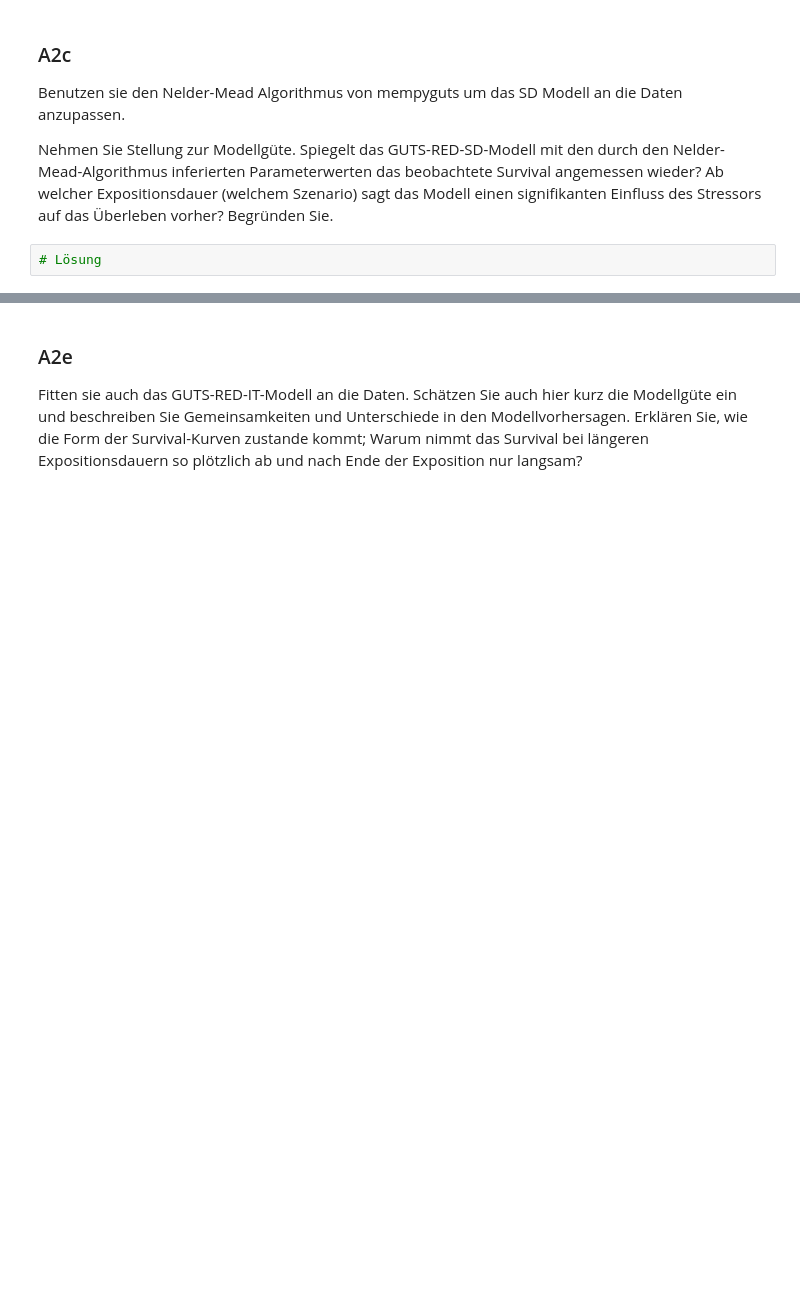
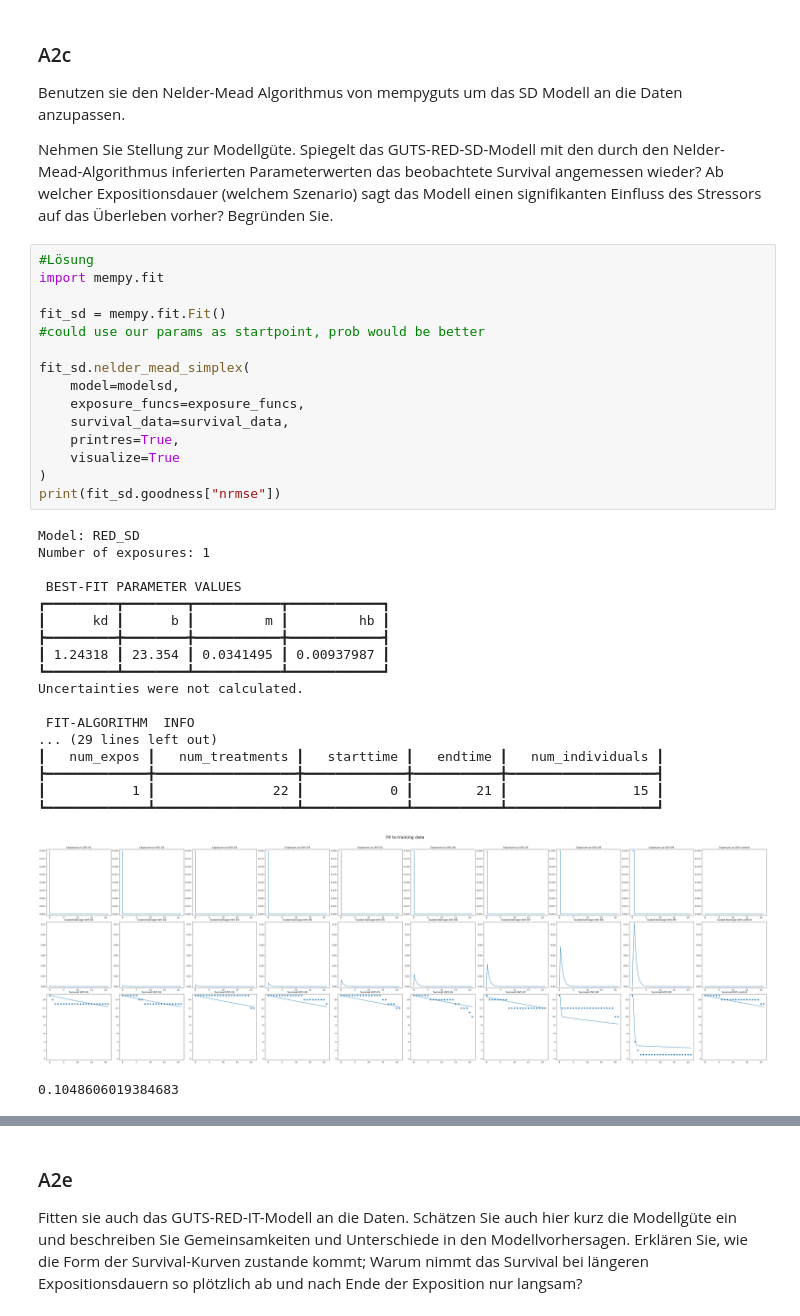
Before and after one commit to Quafax/Uni_Projects, a Jupyter notebook: src/Mechanistical_Effect_Modelling/homework_1/Übungsblatt1_MEM26.ipynb, the cells around one changed output, grey strips where cells are left out. Drawn from its saved outputs; the diff is of its cells as text; blank space fills up the shorter version.

```diff
--- a/src/Mechanistical_Effect_Modelling/homework_1/Übungsblatt1_MEM26.ipynb
+++ b/src/Mechanistical_Effect_Modelling/homework_1/Übungsblatt1_MEM26.ipynb
@@ -270,6 +286,39 @@ Benutzen sie den Nelder-Mead Algorithmus von mempyguts um das SD Modell an die D
 
 Nehmen Sie Stellung zur Modellgüte. Spiegelt das GUTS-RED-SD-Modell mit den durch den Nelder-Mead-Algorithmus inferierten Parameterwerten das beobachtete Survival angemessen wieder? Ab welcher Expositionsdauer (welchem Szenario) sagt das Modell einen signifikanten Einfluss des Stressors auf das Überleben vorher? Begründen Sie.
 # %%
-# Lösung
+#Lösung
+import mempy.fit
+
+fit_sd = mempy.fit.Fit()
+#could use our params as startpoint, prob would be better
+
+fit_sd.nelder_mead_simplex(
+    model=modelsd,
+    exposure_funcs=exposure_funcs,
+    survival_data=survival_data,
+    printres=True,
+    visualize=True
+)
+print(fit_sd.goodness["nrmse"])
+# %% [output]
+Model: RED_SD
+Number of exposures: 1
+
+ BEST-FIT PARAMETER VALUES
+┏━━━━━━━━━┳━━━━━━━━┳━━━━━━━━━━━┳━━━━━━━━━━━━┓
+┃      kd ┃      b ┃         m ┃         hb ┃
+┣━━━━━━━━━╋━━━━━━━━╋━━━━━━━━━━━╋━━━━━━━━━━━━┫
+┃ 1.24318 ┃ 23.354 ┃ 0.0341495 ┃ 0.00937987 ┃
+┗━━━━━━━━━┻━━━━━━━━┻━━━━━━━━━━━┻━━━━━━━━━━━━┛
+Uncertainties were not calculated.
+
+ FIT-ALGORITHM  INFO
+... (29 lines left out)
+┃   num_expos ┃   num_treatments ┃   starttime ┃   endtime ┃   num_individuals ┃
+┣━━━━━━━━━━━━━╋━━━━━━━━━━━━━━━━━━╋━━━━━━━━━━━━━╋━━━━━━━━━━━╋━━━━━━━━━━━━━━━━━━━┫
+┃           1 ┃               22 ┃           0 ┃        21 ┃                15 ┃
+┗━━━━━━━━━━━━━┻━━━━━━━━━━━━━━━━━━┻━━━━━━━━━━━━━┻━━━━━━━━━━━┻━━━━━━━━━━━━━━━━━━━┛
+[figure, added]
+0.1048606019384683
 # %% [markdown]
 Antwort:
```
Also changed, not shown: parts of 8 cells of this notebook, 2 other files.
